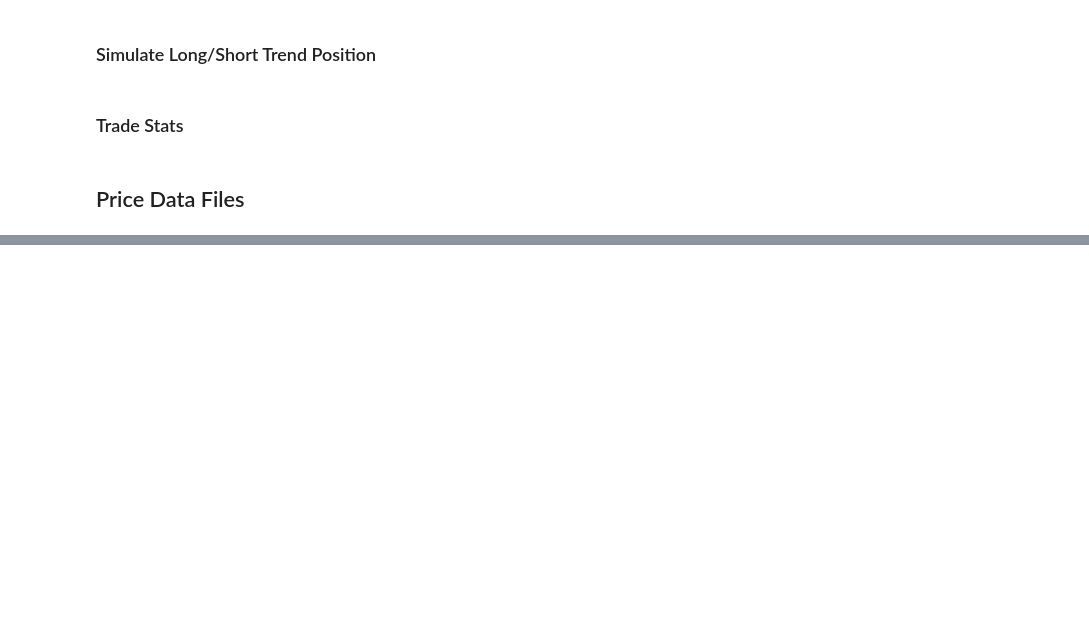
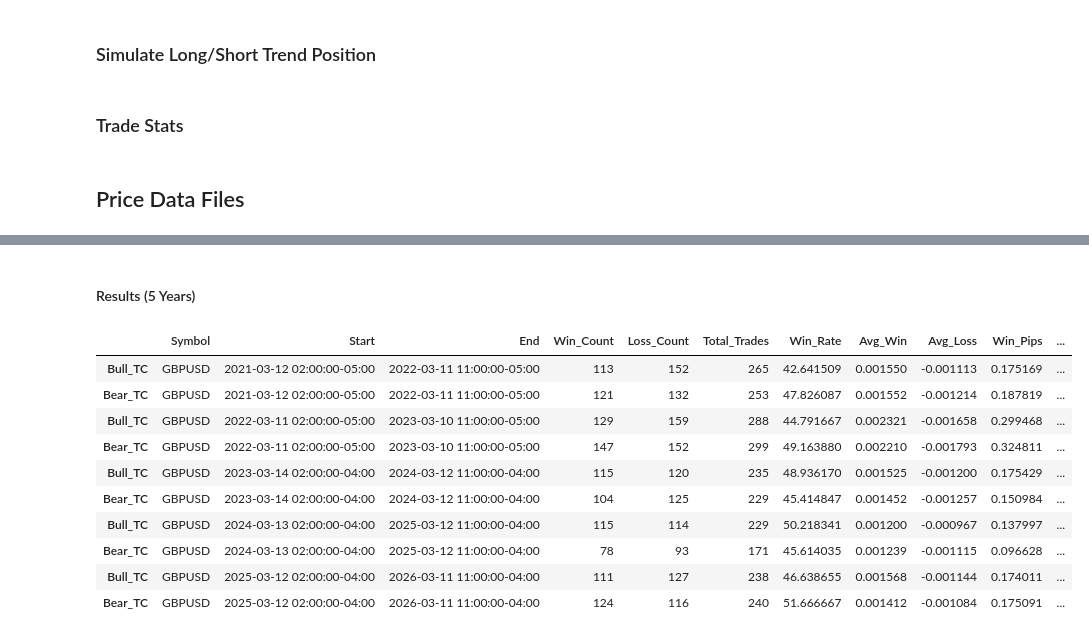
Before and after one commit to root-at-iyn/FXTradingResearch, a Jupyter notebook: research/bb_reversal_v1.ipynb, the cells around one changed output, grey strips where cells are left out. Drawn from its saved outputs; the diff is of its cells as text; code cells hidden in the pictures; blank space fills up the shorter version.

```diff
--- a/research/bb_reversal_v1.ipynb
+++ b/research/bb_reversal_v1.ipynb
@@ -1054,0 +576,23 @@ x[[*gains_cols, "ATR4", "SMA4_Slope", "SMA4_Slope_SMA"]].query(
+# %%
+long_signal = "Bull_TC"
+short_signal = "Bear_TC"
+
+stats, gains = range_based_multi_year_stats(gbp_df_list, long_signal, short_signal, 1, 1.5, get_range_signal_gains)
+# %% [markdown]
+#### Results (5 Years)
+# %%
+g = gains
+stats["Cum ($)"] = stats["Return ($)"].cumsum().round(2)
+stats
+# %% [output]
+|  | Symbol | Start | End | Win_Count | Loss_Count | Total_Trades | Win_Rate | Avg_Win | Avg_Loss | Win_Pips | ... |
+| Bull_TC | GBPUSD | 2021-03-12 02:00:00-05:00 | 2022-03-11 11:00:00-05:00 | 113 | 152 | 265 | 42.641509 | 0.001550 | -0.001113 | 0.175169 | ... |
+| Bear_TC | GBPUSD | 2021-03-12 02:00:00-05:00 | 2022-03-11 11:00:00-05:00 | 121 | 132 | 253 | 47.826087 | 0.001552 | -0.001214 | 0.187819 | ... |
+| Bull_TC | GBPUSD | 2022-03-11 02:00:00-05:00 | 2023-03-10 11:00:00-05:00 | 129 | 159 | 288 | 44.791667 | 0.002321 | -0.001658 | 0.299468 | ... |
+| Bear_TC | GBPUSD | 2022-03-11 02:00:00-05:00 | 2023-03-10 11:00:00-05:00 | 147 | 152 | 299 | 49.163880 | 0.002210 | -0.001793 | 0.324811 | ... |
+| Bull_TC | GBPUSD | 2023-03-14 02:00:00-04:00 | 2024-03-12 11:00:00-04:00 | 115 | 120 | 235 | 48.936170 | 0.001525 | -0.001200 | 0.175429 | ... |
+| Bear_TC | GBPUSD | 2023-03-14 02:00:00-04:00 | 2024-03-12 11:00:00-04:00 | 104 | 125 | 229 | 45.414847 | 0.001452 | -0.001257 | 0.150984 | ... |
+| Bull_TC | GBPUSD | 2024-03-13 02:00:00-04:00 | 2025-03-12 11:00:00-04:00 | 115 | 114 | 229 | 50.218341 | 0.001200 | -0.000967 | 0.137997 | ... |
+| Bear_TC | GBPUSD | 2024-03-13 02:00:00-04:00 | 2025-03-12 11:00:00-04:00 | 78 | 93 | 171 | 45.614035 | 0.001239 | -0.001115 | 0.096628 | ... |
+| Bull_TC | GBPUSD | 2025-03-12 02:00:00-04:00 | 2026-03-11 11:00:00-04:00 | 111 | 127 | 238 | 46.638655 | 0.001568 | -0.001144 | 0.174011 | ... |
+| Bear_TC | GBPUSD | 2025-03-12 02:00:00-04:00 | 2026-03-11 11:00:00-04:00 | 124 | 116 | 240 | 51.666667 | 0.001412 | -0.001084 | 0.175091 | ... |
```
Also changed, not shown: parts of 50 cells of this notebook, 10 other files.
